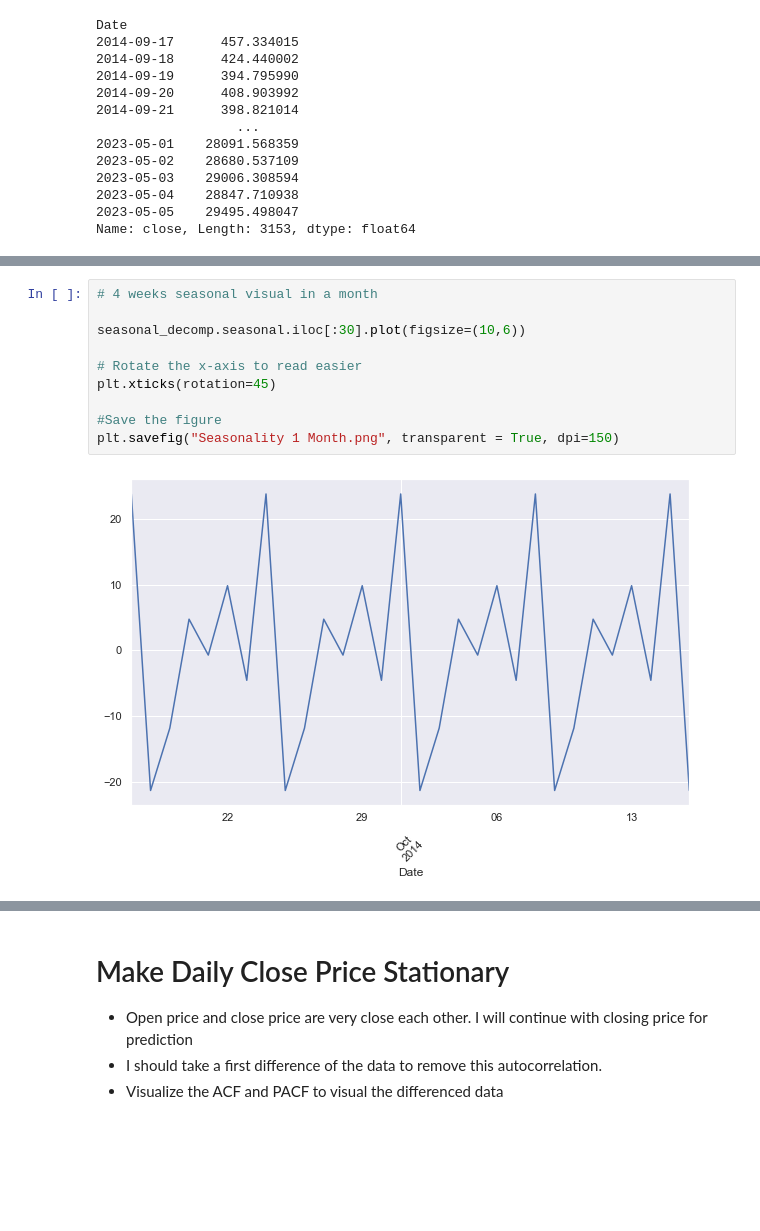
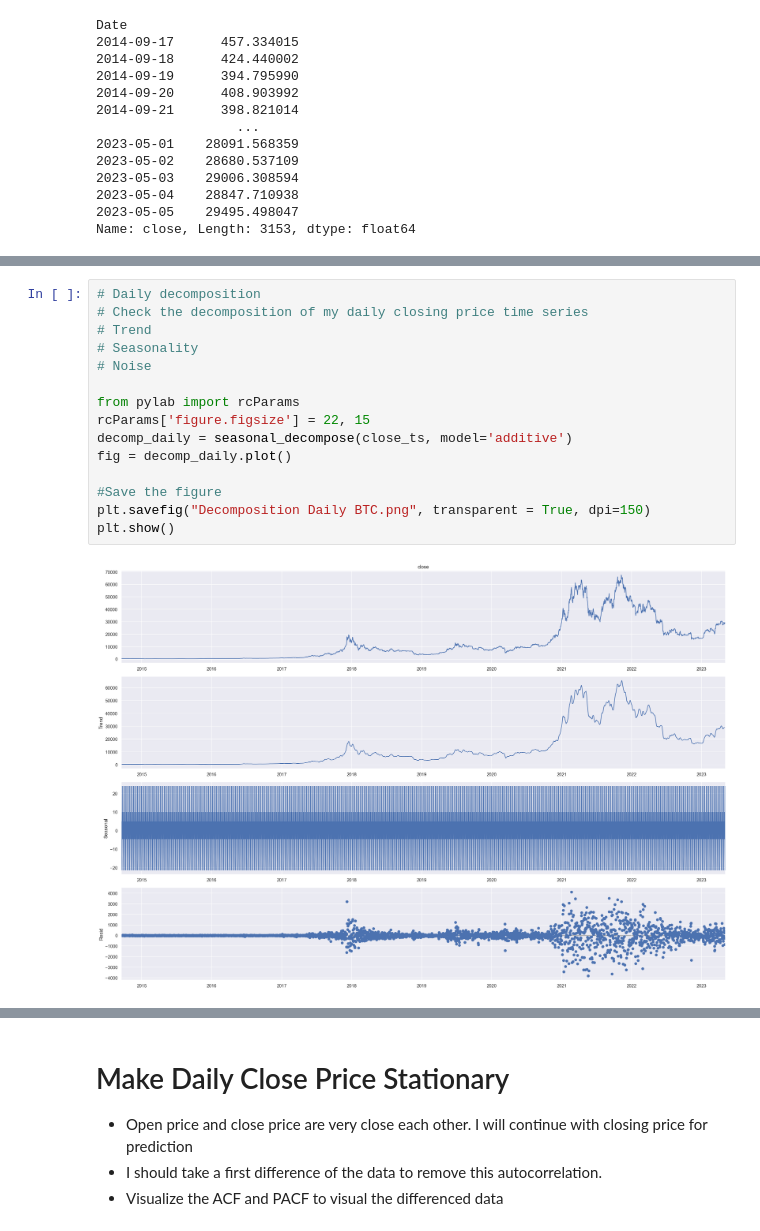
Before and after one commit to drykvf/Bitcoin_Pred_022023, a Jupyter notebook: Bitcoin Price Pred-HeraK.ipynb, the cells around one changed output, grey strips where cells are left out. Drawn from its saved outputs; the diff is of its cells as text; blank space fills up the shorter version.

```diff
--- a/Bitcoin Price Pred-HeraK.ipynb
+++ b/Bitcoin Price Pred-HeraK.ipynb
@@ -463,12 +429,17 @@ plt.savefig("Seasonality 1 Year.png", transparent = True, dpi=150)
-# %%
-# 4 weeks seasonal visual in a month
-
-seasonal_decomp.seasonal.iloc[:30].plot(figsize=(10,6))
-
-# Rotate the x-axis to read easier
-plt.xticks(rotation=45)
-
-#Save the figure
-plt.savefig("Seasonality 1 Month.png", transparent = True, dpi=150)
-# %% [output]
-[figure, removed]
+# %%
+# Daily decomposition
+# Check the decomposition of my daily closing price time series
+# Trend
+# Seasonality
+# Noise
+
+from pylab import rcParams
+rcParams['figure.figsize'] = 22, 15
+decomp_daily = seasonal_decompose(close_ts, model='additive')
+fig = decomp_daily.plot()
+
+#Save the figure
+plt.savefig("Decomposition Daily BTC.png", transparent = True, dpi=150)
+plt.show()
+# %% [output]
+[figure, added]
```
Also changed, not shown: parts of 126 cells of this notebook.
